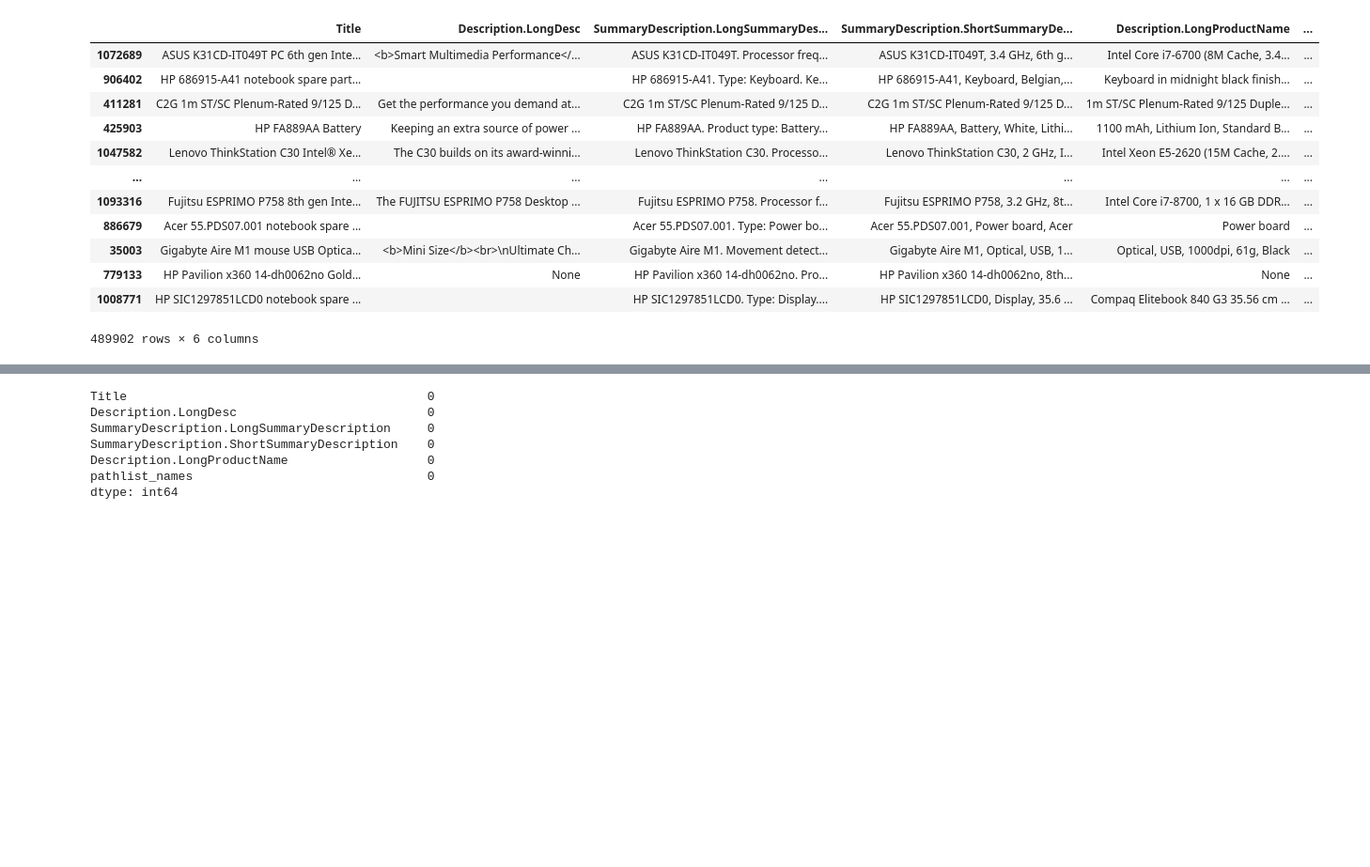
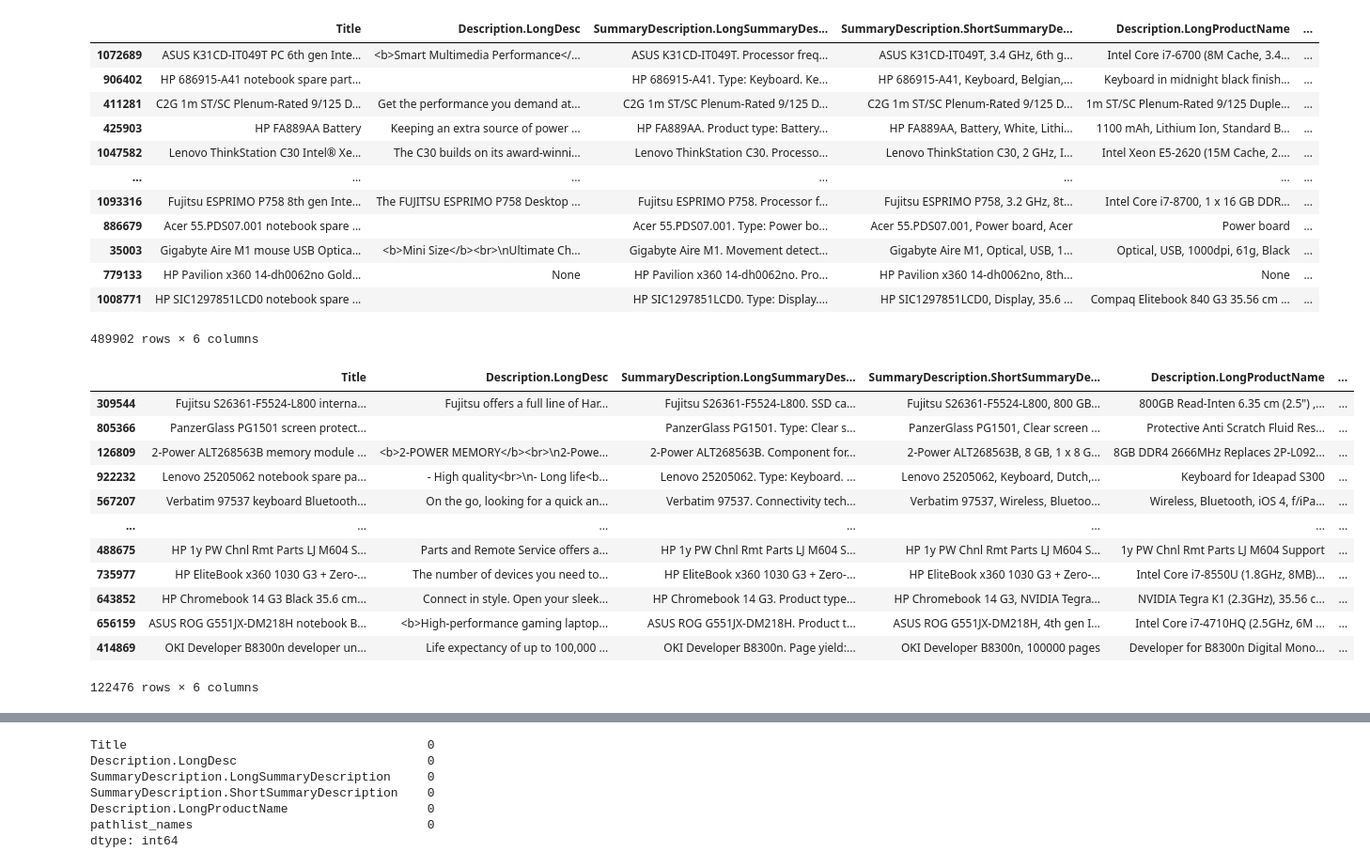
Before and after one commit to AlistairPereira/Taxonomy_LLM_models, a Jupyter notebook: main.ipynb, the cells around one changed output, grey strips where cells are left out. Shown at 94% size. Drawn from its saved outputs; the diff is of its cells as text; code cells hidden in the pictures; blank space fills up the shorter version.

```diff
--- a/main.ipynb
+++ b/main.ipynb
@@ -137,3 +137,20 @@ df_train
 | 779133 | HP Pavilion x360 14-dh0062no Gold... | None | HP Pavilion x360 14-dh0062no. Pro... | HP Pavilion x360 14-dh0062no, 8th... | None | ... |
 | 1008771 | HP SIC1297851LCD0 notebook spare ... |  | HP SIC1297851LCD0. Type: Display.... | HP SIC1297851LCD0, Display, 35.6 ... | Compaq Elitebook 840 G3 35.56 cm ... | ... |
 489902 rows × 6 columns
+# %%
+df_validate=df_validate[["Title","Description.LongDesc","SummaryDescription.LongSummaryDescription","SummaryDescription.ShortSummaryDescription","Description.LongProductName","pathlist_names"]]
+df_validate
+# %% [output]
+|  | Title | Description.LongDesc | SummaryDescription.LongSummaryDes... | SummaryDescription.ShortSummaryDe... | Description.LongProductName | ... |
+| 309544 | Fujitsu S26361-F5524-L800 interna... | Fujitsu offers a full line of Har... | Fujitsu S26361-F5524-L800. SSD ca... | Fujitsu S26361-F5524-L800, 800 GB... | 800GB Read-Inten 6.35 cm (2.5") ,... | ... |
+| 805366 | PanzerGlass PG1501 screen protect... |  | PanzerGlass PG1501. Type: Clear s... | PanzerGlass PG1501, Clear screen ... | Protective Anti Scratch Fluid Res... | ... |
+| 126809 | 2-Power ALT268563B memory module ... | <b>2-POWER MEMORY</b><br>\n2-Powe... | 2-Power ALT268563B. Component for... | 2-Power ALT268563B, 8 GB, 1 x 8 G... | 8GB DDR4 2666MHz Replaces 2P-L092... | ... |
+| 922232 | Lenovo 25205062 notebook spare pa... | - High quality<br>\n- Long life<b... | Lenovo 25205062. Type: Keyboard. ... | Lenovo 25205062, Keyboard, Dutch,... | Keyboard for Ideapad S300 | ... |
+| 567207 | Verbatim 97537 keyboard Bluetooth... | On the go, looking for a quick an... | Verbatim 97537. Connectivity tech... | Verbatim 97537, Wireless, Bluetoo... | Wireless, Bluetooth, iOS 4, f/iPa... | ... |
+| ... | ... | ... | ... | ... | ... | ... |
+| 488675 | HP 1y PW Chnl Rmt Parts LJ M604 S... | Parts and Remote Service offers a... | HP 1y PW Chnl Rmt Parts LJ M604 S... | HP 1y PW Chnl Rmt Parts LJ M604 S... | 1y PW Chnl Rmt Parts LJ M604 Support | ... |
+| 735977 | HP EliteBook x360 1030 G3 + Zero-... | The number of devices you need to... | HP EliteBook x360 1030 G3 + Zero-... | HP EliteBook x360 1030 G3 + Zero-... | Intel Core i7-8550U (1.8GHz, 8MB)... | ... |
+| 643852 | HP Chromebook 14 G3 Black 35.6 cm... | Connect in style. Open your sleek... | HP Chromebook 14 G3. Product type... | HP Chromebook 14 G3, NVIDIA Tegra... | NVIDIA Tegra K1 (2.3GHz), 35.56 c... | ... |
+| 656159 | ASUS ROG G551JX-DM218H notebook B... | <b>High-performance gaming laptop... | ASUS ROG G551JX-DM218H. Product t... | ASUS ROG G551JX-DM218H, 4th gen I... | Intel Core i7-4710HQ (2.5GHz, 6M ... | ... |
+| 414869 | OKI Developer B8300n developer un... | Life expectancy of up to 100,000 ... | OKI Developer B8300n. Page yield:... | OKI Developer B8300n, 100000 pages | Developer for B8300n Digital Mono... | ... |
+122476 rows × 6 columns
```
Also changed, not shown: parts of 44 cells of this notebook.
